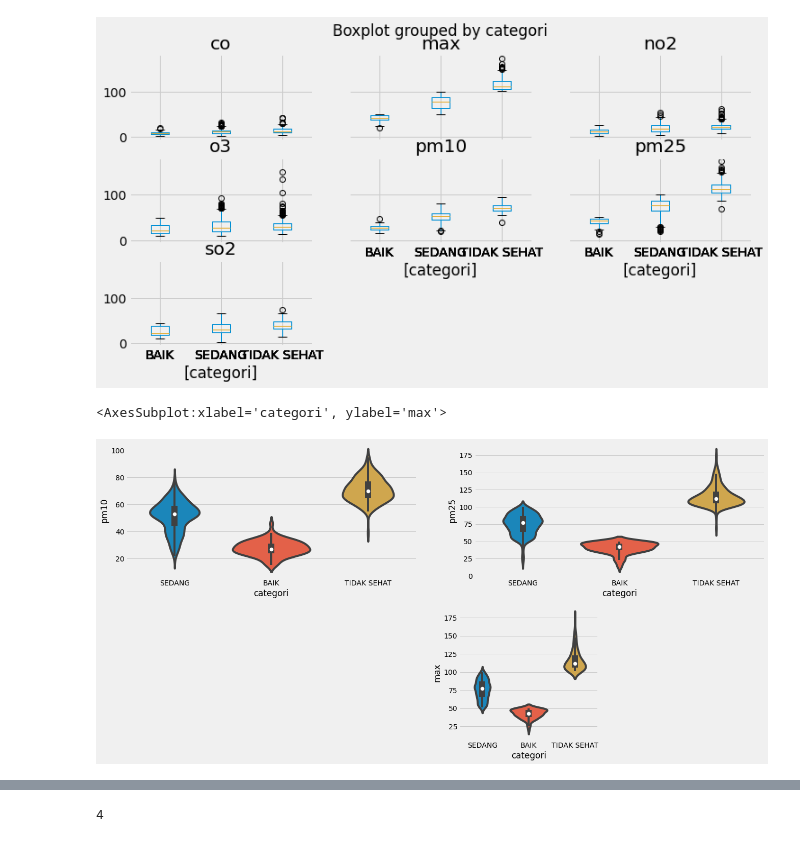
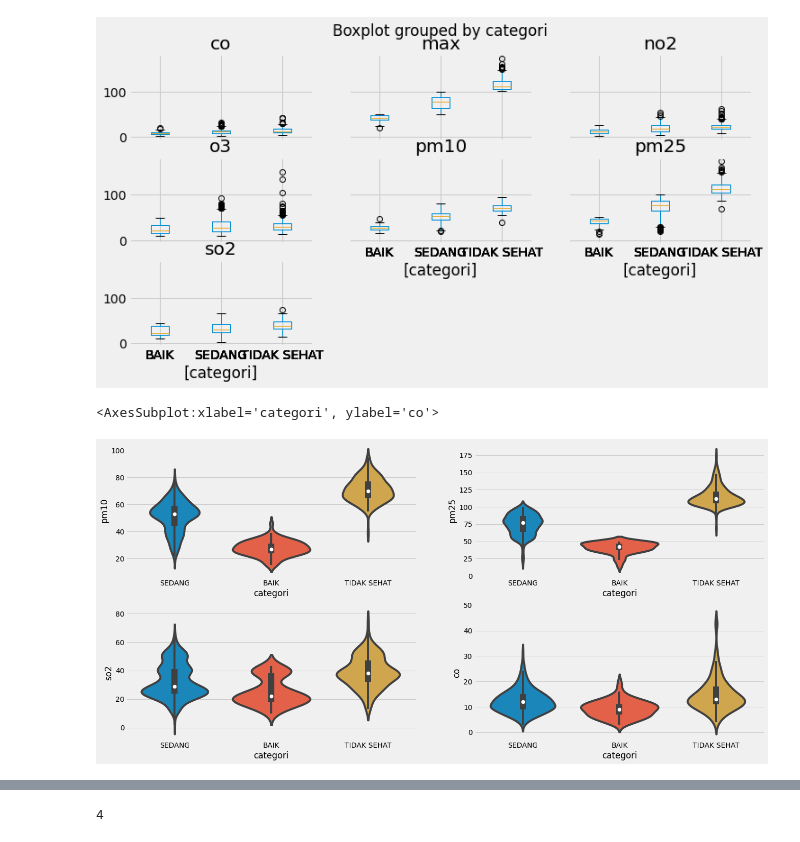
Before and after one commit to SMAMHTN/Final-Project-Microcredential, a Jupyter notebook: Pengerjaan/FP-Step3-DataUnderstanding2.ipynb, the cells around one changed output, grey strips where cells are left out. Saved outputs shown, nothing was run; the diff lists cells and outputs as text; code cells hidden in the pictures.

```diff
--- a/Pengerjaan/FP-Step3-DataUnderstanding2.ipynb
+++ b/Pengerjaan/FP-Step3-DataUnderstanding2.ipynb
@@ -113,19 +113,13 @@ pass
 # %%
 plt.figure(figsize=(20,10))
 plt.subplot(2,2,1)
 sns.violinplot(x='categori',y='pm10',data=df)
 plt.subplot(2,2,2)
 sns.violinplot(x='categori',y='pm25',data=df)
 plt.subplot(2,2,3)
 sns.violinplot(x='categori',y='so2',data=df)
 plt.subplot(2,2,4)
 sns.violinplot(x='categori',y='co',data=df)
-plt.subplot(2,3,5)
-sns.violinplot(x='categori',y='o3',data=df)
-plt.subplot(2,3,6)
-sns.violinplot(x='categori',y='no2',data=df)
-plt.subplot(2,4,7)
-sns.violinplot(x='categori',y='max',data=df)
 # %% [output]
-<AxesSubplot:xlabel='categori', ylabel='max'>
+<AxesSubplot:xlabel='categori', ylabel='co'>
-[figure, old version]
+[figure, new version]
```
Also changed, not shown: parts of 3 cells of this notebook.
